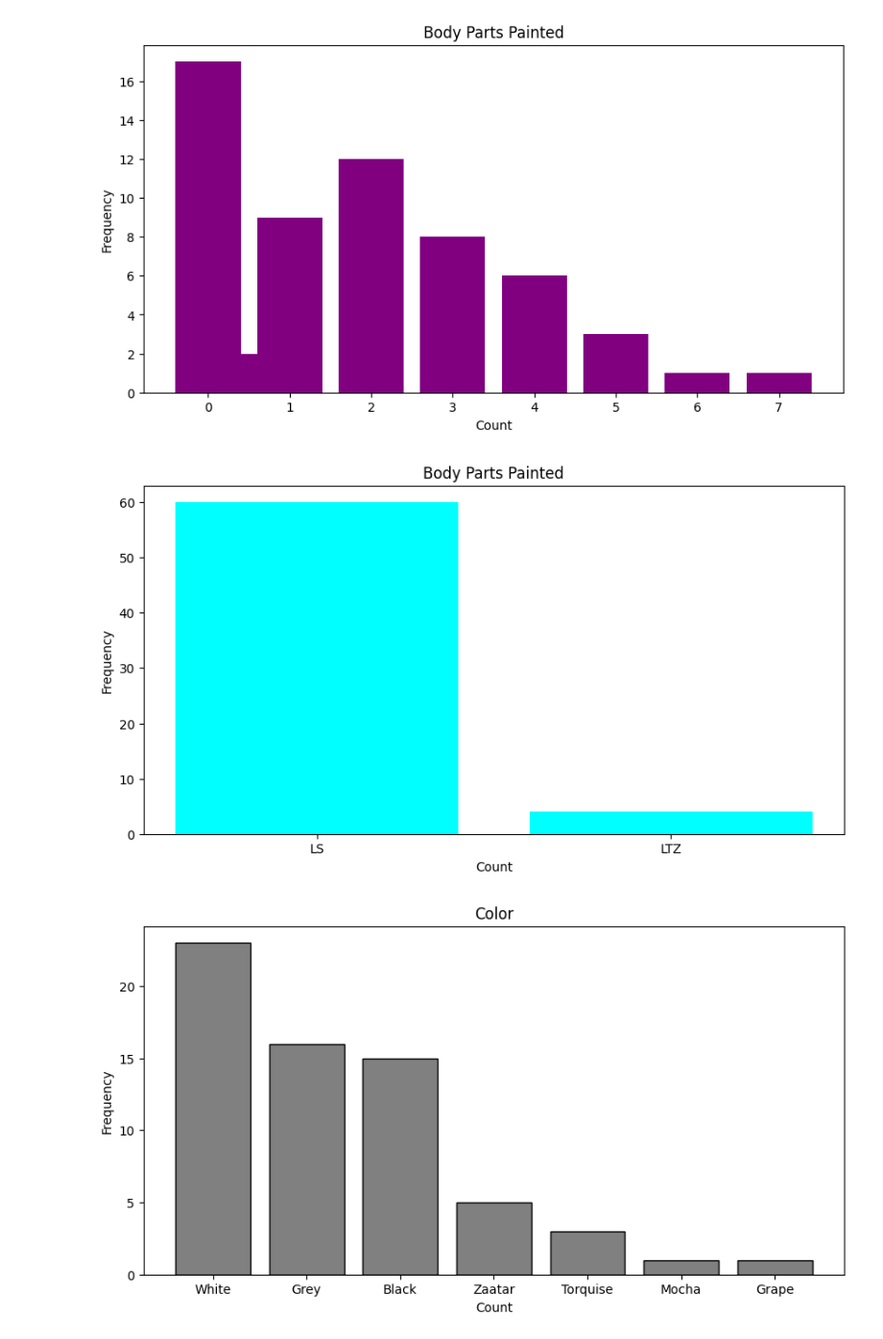
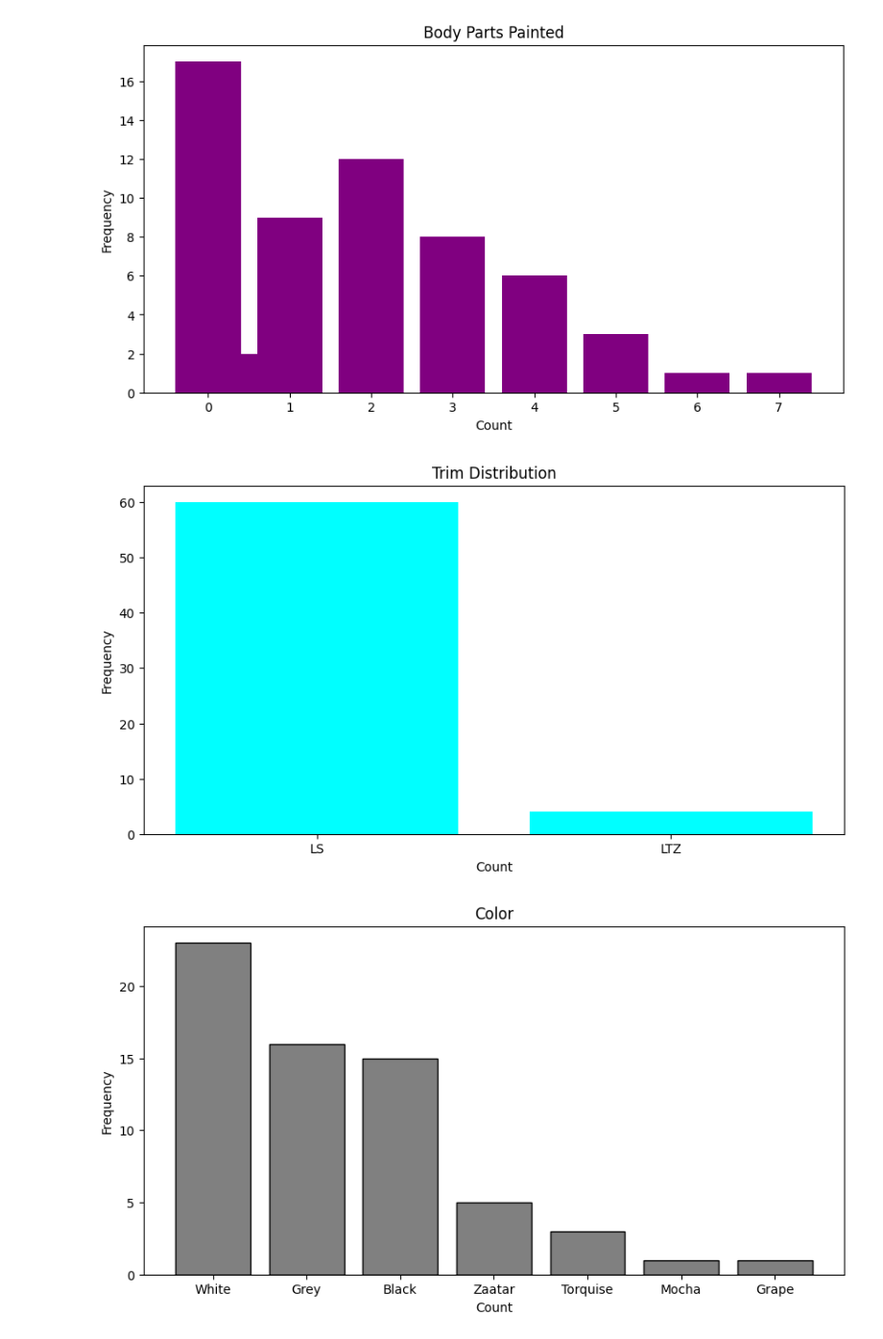
Before and after one commit to shockinlemon/Caprice, a Jupyter notebook: Caprice_RegressionM.ipynb, the cells around one changed output. Shown at 96% size. Drawn from its saved outputs; the diff is of its cells as text; code cells hidden in the pictures.

```diff
--- a/Caprice_RegressionM.ipynb
+++ b/Caprice_RegressionM.ipynb
@@ -158,14 +158,14 @@ plt.show()
 # %%
 # Trim distribution
 trim_count = df_caprice['Trim'].value_counts().head(10)
 plt.figure(figsize=(10, 5))
 plt.bar(trim_count.index, trim_count.values, color='cyan')
-plt.title('Body Parts Painted')
+plt.title('Trim Distribution')
 plt.xlabel('Count')
 plt.ylabel('Frequency')
 plt.show()
 # %% [output]
-[figure, old version]
+[figure, new version]
 # %%
 # Color distribution
 color_count = df_caprice['Color'].value_counts().head(10)
```
Also changed, not shown: parts of 1 cell of this notebook.
